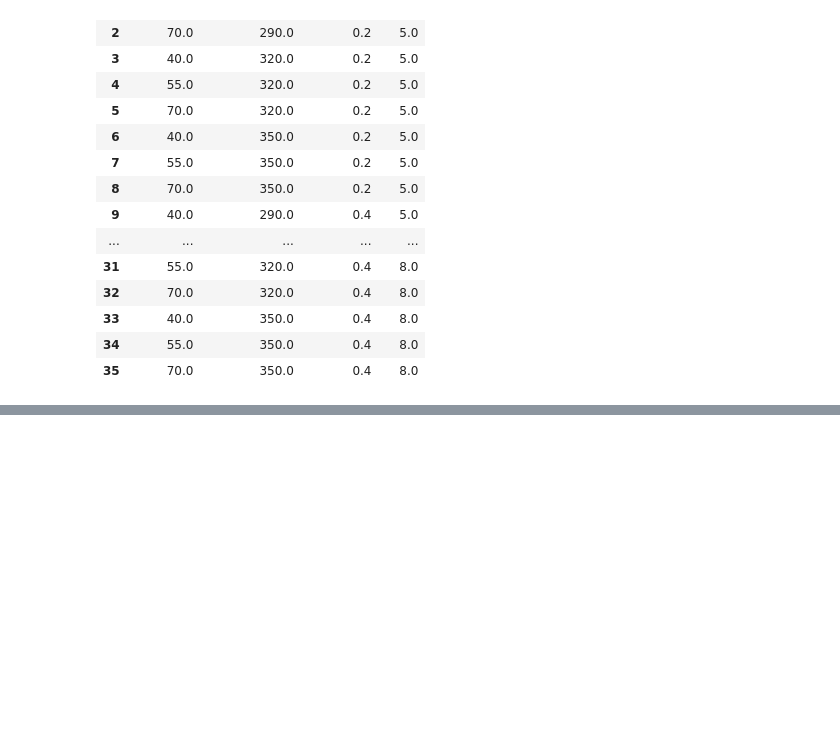
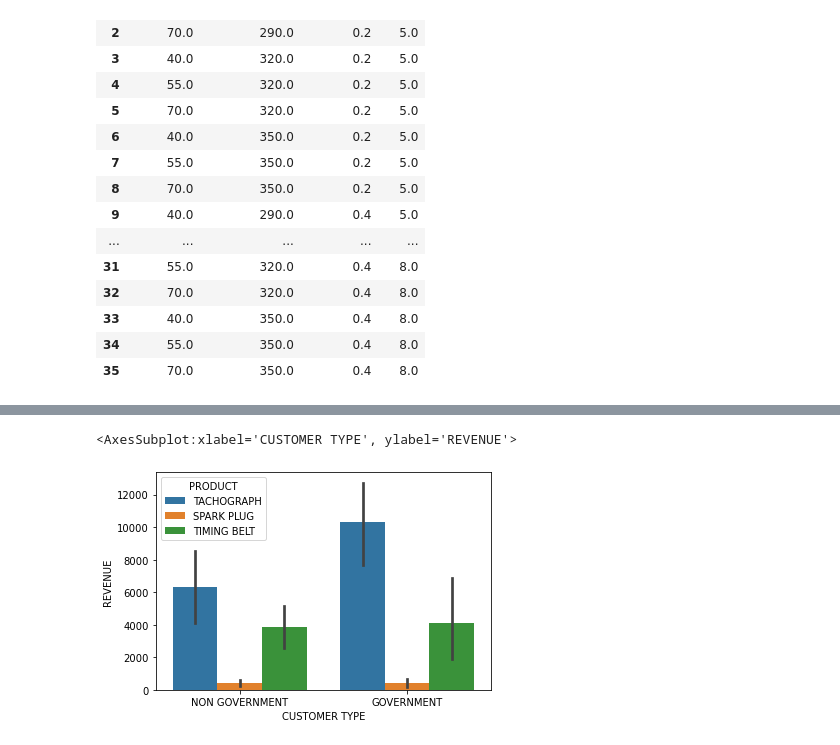
Before and after one commit to pedrohrosabraun/6-sigma, a Jupyter notebook: Calculating metrics.ipynb, the cells around one changed output, grey strips where cells are left out. Drawn from its saved outputs; the diff is of its cells as text; code cells hidden in the pictures; blank space fills up the shorter version.

```diff
--- a/Calculating metrics.ipynb
+++ b/Calculating metrics.ipynb
@@ -506,0 +509,2 @@ build.full_fact(
+# %%
+dash = pd.read_excel('PROFESSOR+AUTOMOTIVE+-+Copy.xlsx')
@@ -506,0 +539,8 @@ build.full_fact(
+# %%
+sns.barplot(x='CUSTOMER TYPE',y= 'REVENUE', data=dash,hue='PRODUCT')
+#botar legenda
+#botar titulo
+# tirar bar plot
+# %% [output]
+<AxesSubplot:xlabel='CUSTOMER TYPE', ylabel='REVENUE'>
+[figure, added]
```
Also changed, not shown: parts of 6 cells of this notebook, 2 other files.
